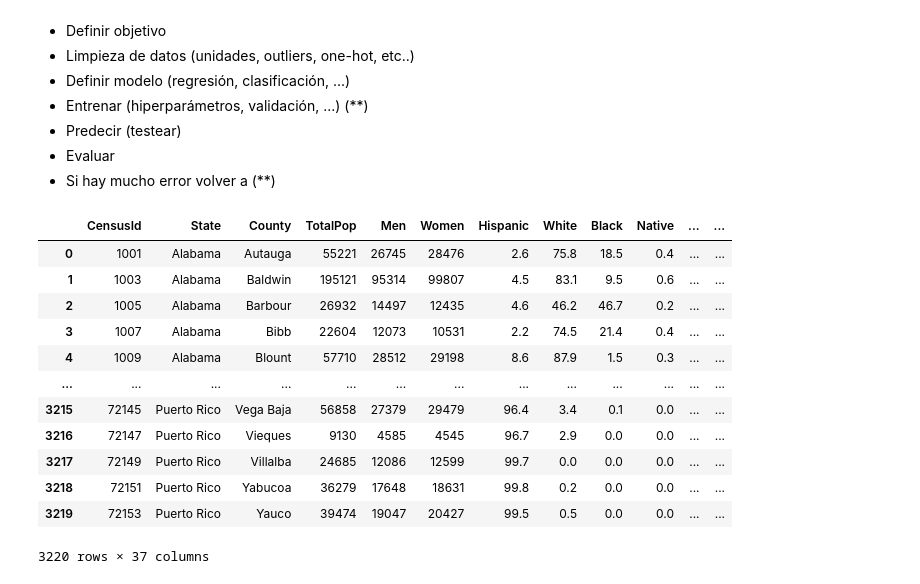
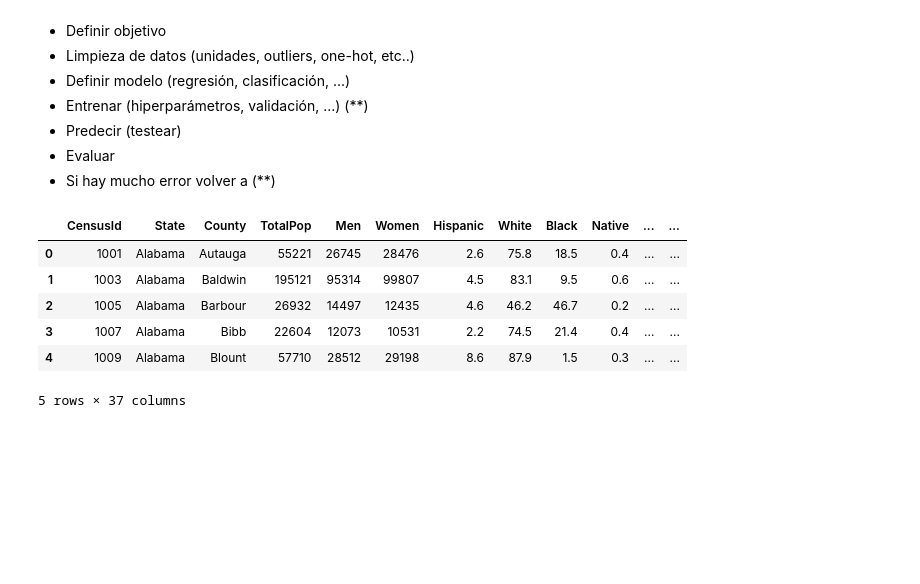
Before and after one commit to CarlosThomasPz/clases_data_082020, a Jupyter notebook: w6_d1_Intro_ML.ipynb, the cells around one changed output. Saved outputs shown, nothing was run; the diff lists cells and outputs as text; code cells hidden in the pictures; blank space fills up the shorter version.

```diff
--- a/w6_d1_Intro_ML.ipynb
+++ b/w6_d1_Intro_ML.ipynb
@@ -22,17 +24,11 @@ import matplotlib.pyplot as plt
 # %%
 census  = pd.read_csv('data/census.csv')
-census
+census.head(5)
 # %% [output]
 |  | CensusId | State | County | TotalPop | Men | Women | Hispanic | White | Black | Native | ... | ... |
 | 0 | 1001 | Alabama | Autauga | 55221 | 26745 | 28476 | 2.6 | 75.8 | 18.5 | 0.4 | ... | ... |
 | 1 | 1003 | Alabama | Baldwin | 195121 | 95314 | 99807 | 4.5 | 83.1 | 9.5 | 0.6 | ... | ... |
 | 2 | 1005 | Alabama | Barbour | 26932 | 14497 | 12435 | 4.6 | 46.2 | 46.7 | 0.2 | ... | ... |
 | 3 | 1007 | Alabama | Bibb | 22604 | 12073 | 10531 | 2.2 | 74.5 | 21.4 | 0.4 | ... | ... |
 | 4 | 1009 | Alabama | Blount | 57710 | 28512 | 29198 | 8.6 | 87.9 | 1.5 | 0.3 | ... | ... |
-| ... | ... | ... | ... | ... | ... | ... | ... | ... | ... | ... | ... | ... |
-| 3215 | 72145 | Puerto Rico | Vega Baja | 56858 | 27379 | 29479 | 96.4 | 3.4 | 0.1 | 0.0 | ... | ... |
-| 3216 | 72147 | Puerto Rico | Vieques | 9130 | 4585 | 4545 | 96.7 | 2.9 | 0.0 | 0.0 | ... | ... |
-| 3217 | 72149 | Puerto Rico | Villalba | 24685 | 12086 | 12599 | 99.7 | 0.0 | 0.0 | 0.0 | ... | ... |
-| 3218 | 72151 | Puerto Rico | Yabucoa | 36279 | 17648 | 18631 | 99.8 | 0.2 | 0.0 | 0.0 | ... | ... |
-| 3219 | 72153 | Puerto Rico | Yauco | 39474 | 19047 | 20427 | 99.5 | 0.5 | 0.0 | 0.0 | ... | ... |
-3220 rows × 37 columns
+5 rows × 37 columns
```
Also changed, not shown: parts of 48 cells of this notebook.
